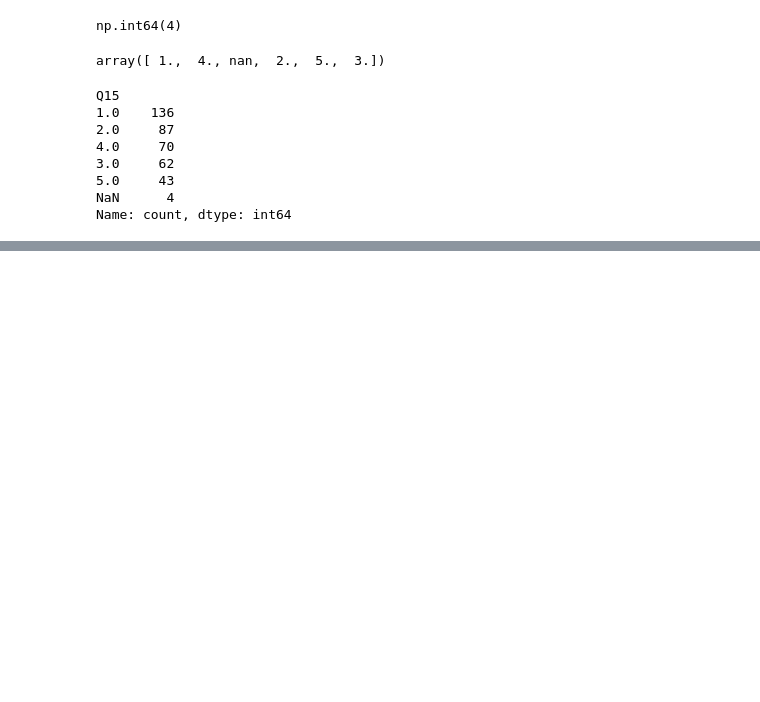
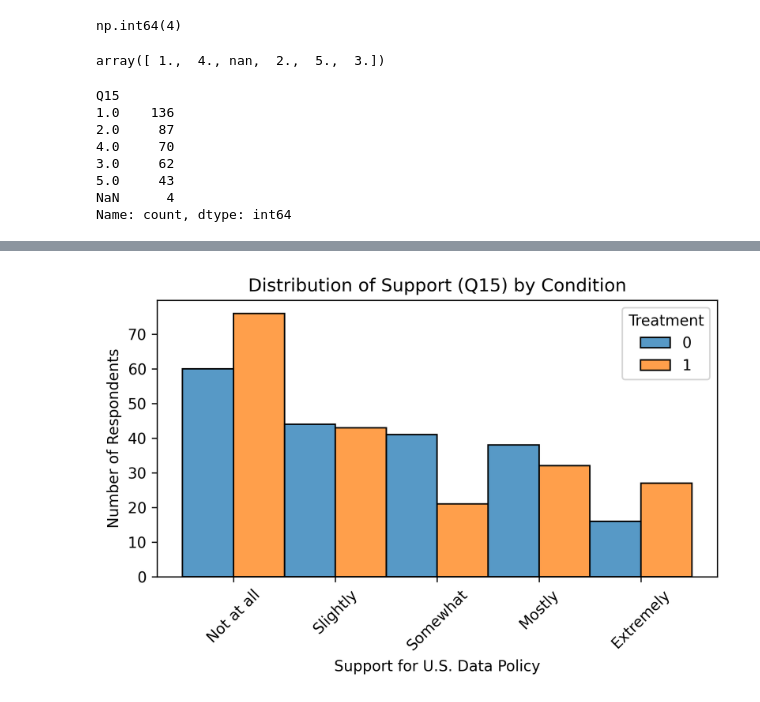
Before and after one commit to lmsobhani/Thesis, a Jupyter notebook: SurveyAnalysisJupyter.ipynb, the cells around one changed output, grey strips where cells are left out. Drawn from its saved outputs; the diff is of its cells as text; code cells hidden in the pictures; blank space fills up the shorter version.

```diff
--- a/SurveyAnalysisJupyter.ipynb
+++ b/SurveyAnalysisJupyter.ipynb
@@ -169,0 +143,11 @@ Notes:
+# %%
+plt.figure(figsize=(6,4), dpi=300)
+sns.histplot(data=df, x='Q15', hue='Treatment', bins=5, multiple='dodge', discrete=True)
+plt.xticks([1, 2, 3, 4, 5], ['Not at all', 'Slightly', 'Somewhat', 'Mostly', 'Extremely'], rotation=45)
+plt.title("Distribution of Support (Q15) by Condition")
+plt.xlabel("Support for U.S. Data Policy")
+plt.ylabel("Number of Respondents")
+plt.tight_layout()
+plt.show()
+# %% [output]
+[figure, added]
```
Also changed, not shown: parts of 13 cells of this notebook.
